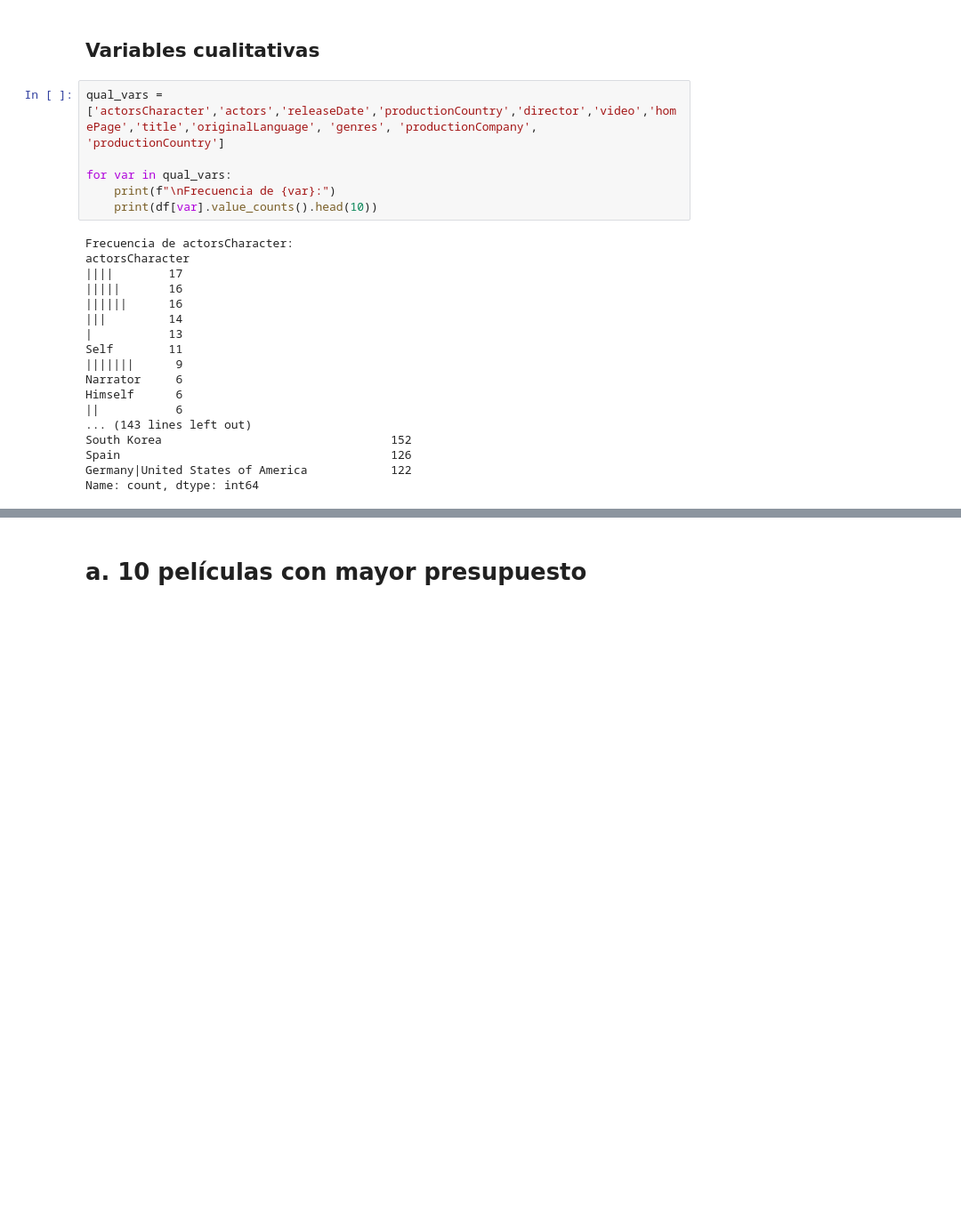
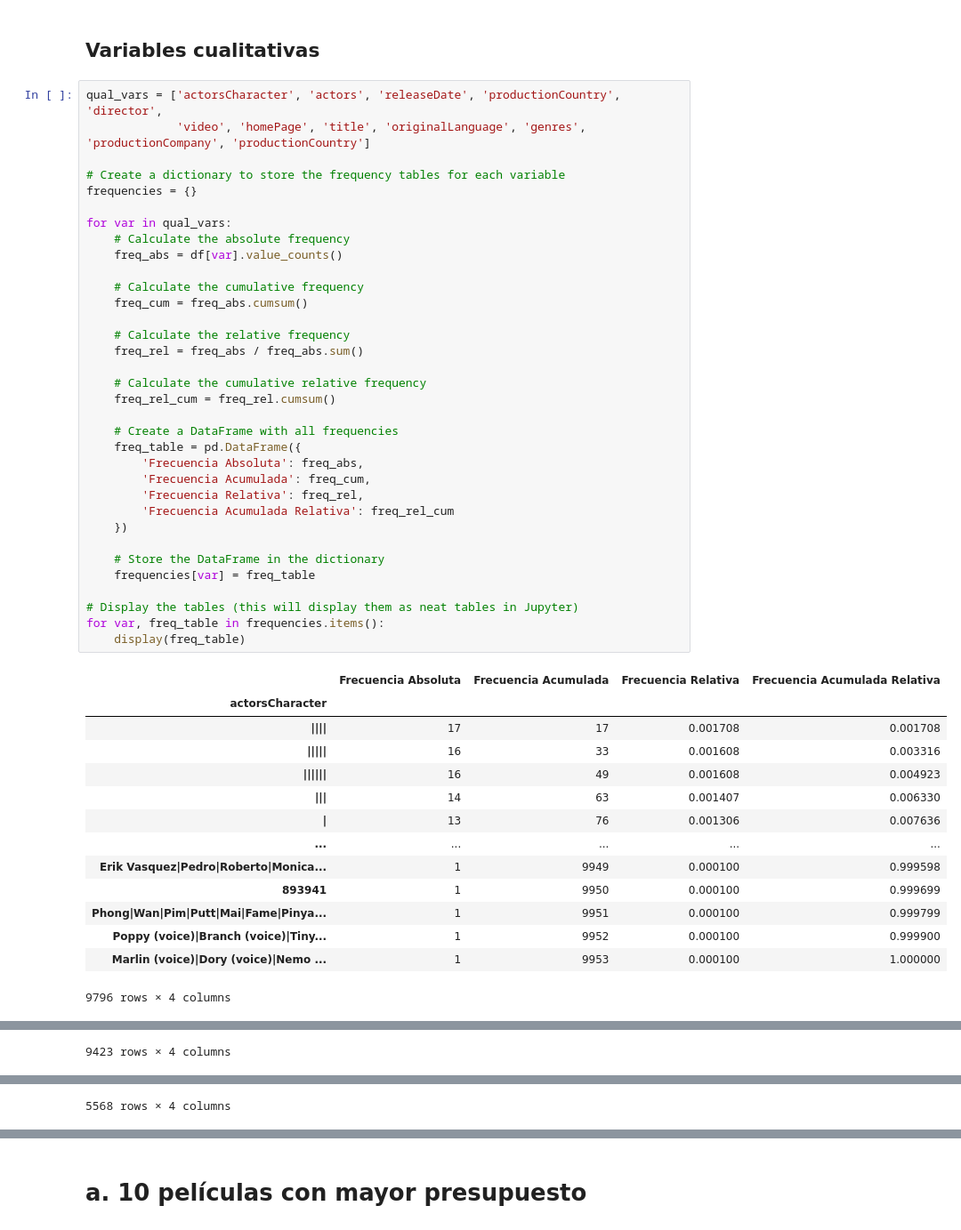
Before and after one commit to Sofiamishel2003/-An-lisis-Exploratorio, a Jupyter notebook: analisis exploratorio - movies.IPYNB, the cells around one changed output, grey strips where cells are left out. Shown at 89% size. Drawn from its saved outputs; the diff is of its cells as text; blank space fills up the shorter version.

Commit message:
Fix: tablas de frecuencia

```diff
--- a/analisis exploratorio - movies.IPYNB
+++ b/analisis exploratorio - movies.IPYNB
@@ -63,27 +63,52 @@ castWomenAmount: p-value = 0.0000 -> No Normal
 castMenAmount: p-value = 0.0000 -> No Normal
 # %% [markdown]
 ## Variables cualitativas
-# %%
-qual_vars = ['actorsCharacter','actors','releaseDate','productionCountry','director','video','homePage','title','originalLanguage', 'genres', 'productionCompany', 'productionCountry']
-
-for var in qual_vars:
-    print(f"\nFrecuencia de {var}:")
-    print(df[var].value_counts().head(10))
-# %% [output]
-Frecuencia de actorsCharacter:
-actorsCharacter
-||||        17
-|||||       16
-||||||      16
-|||         14
-|           13
-Self        11
-|||||||      9
-Narrator     6
-Himself      6
-||           6
-... (143 lines left out)
-South Korea                                 152
-Spain                                       126
-Germany|United States of America            122
-Name: count, dtype: int64
+# %%
+qual_vars = ['actorsCharacter', 'actors', 'releaseDate', 'productionCountry', 'director',
+             'video', 'homePage', 'title', 'originalLanguage', 'genres', 'productionCompany', 'productionCountry']
+
+# Create a dictionary to store the frequency tables for each variable
+frequencies = {}
+
+for var in qual_vars:
+    # Calculate the absolute frequency
+    freq_abs = df[var].value_counts()
+
+    # Calculate the cumulative frequency
+    freq_cum = freq_abs.cumsum()
+
+    # Calculate the relative frequency
+    freq_rel = freq_abs / freq_abs.sum()
+
+    # Calculate the cumulative relative frequency
+    freq_rel_cum = freq_rel.cumsum()
+
+    # Create a DataFrame with all frequencies
+    freq_table = pd.DataFrame({
+        'Frecuencia Absoluta': freq_abs,
+        'Frecuencia Acumulada': freq_cum,
+        'Frecuencia Relativa': freq_rel,
+        'Frecuencia Acumulada Relativa': freq_rel_cum
+    })
+
+    # Store the DataFrame in the dictionary
+    frequencies[var] = freq_table
+
+# Display the tables (this will display them as neat tables in Jupyter)
+for var, freq_table in frequencies.items():
+    display(freq_table)
+# %% [output]
+|  | Frecuencia Absoluta | Frecuencia Acumulada | Frecuencia Relativa | Frecuencia Acumulada Relativa |
+| actorsCharacter |  |  |  |  |
+| |||| | 17 | 17 | 0.001708 | 0.001708 |
+| ||||| | 16 | 33 | 0.001608 | 0.003316 |
+| |||||| | 16 | 49 | 0.001608 | 0.004923 |
+| ||| | 14 | 63 | 0.001407 | 0.006330 |
+| | | 13 | 76 | 0.001306 | 0.007636 |
+| ... | ... | ... | ... | ... |
+| Erik Vasquez|Pedro|Roberto|Monica... | 1 | 9949 | 0.000100 | 0.999598 |
+| 893941 | 1 | 9950 | 0.000100 | 0.999699 |
+| Phong|Wan|Pim|Putt|Mai|Fame|Pinya... | 1 | 9951 | 0.000100 | 0.999799 |
+| Poppy (voice)|Branch (voice)|Tiny... | 1 | 9952 | 0.000100 | 0.999900 |
+| Marlin (voice)|Dory (voice)|Nemo ... | 1 | 9953 | 0.000100 | 1.000000 |
+9796 rows × 4 columns
@@ -89,0 +128 @@ Name: count, dtype: int64
+9423 rows × 4 columns
@@ -89,0 +142 @@ Name: count, dtype: int64
+5568 rows × 4 columns
```
Also changed, not shown: parts of 1 cell of this notebook.
